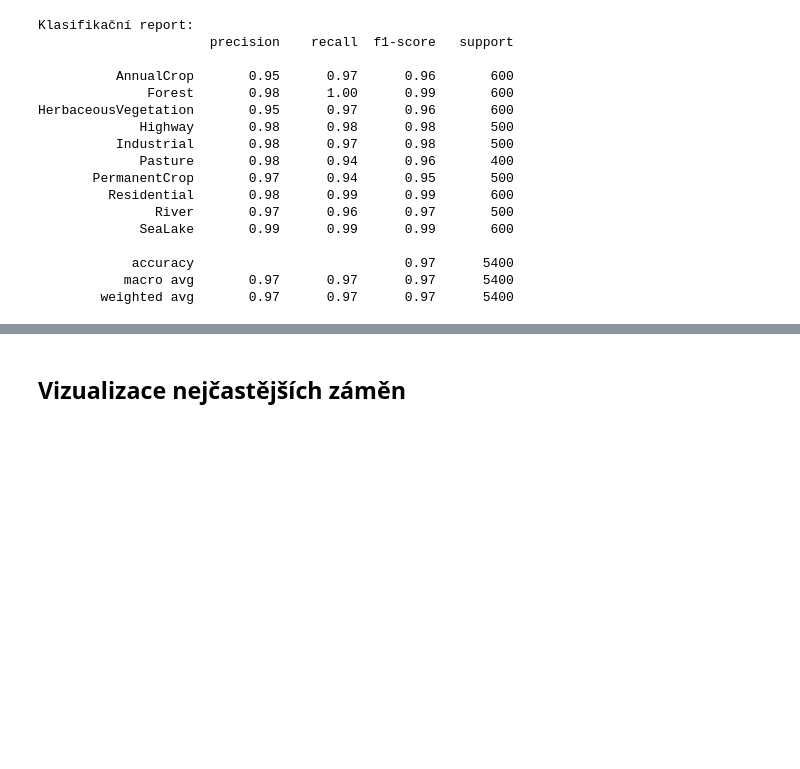
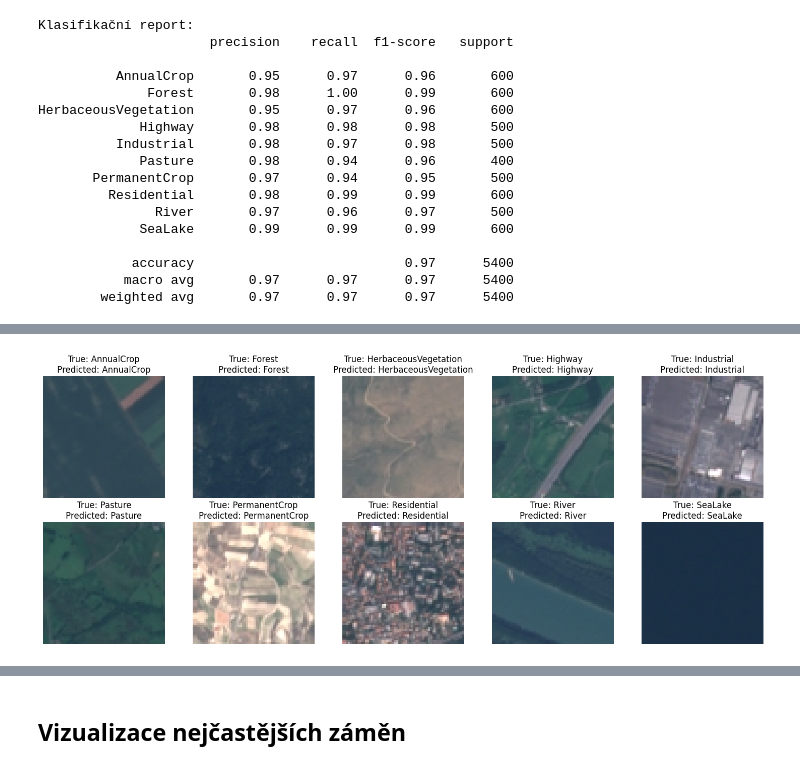
Before and after one commit to MartinaWestrik/Eurosat-Neural-Networks, a Jupyter notebook: FINAL_AugV2_VGG16_Eurosat_ladeni_lr_early.ipynb, the cells around one changed output, grey strips where cells are left out. Cells and saved outputs as stored; diff of their text form; code cells hidden in the pictures; blank space fills up the shorter version.

```diff
--- a/FINAL_AugV2_VGG16_Eurosat_ladeni_lr_early.ipynb
+++ b/FINAL_AugV2_VGG16_Eurosat_ladeni_lr_early.ipynb
@@ -312,3 +292,50 @@ HerbaceousVegetation       0.95      0.97      0.96       600
             accuracy                           0.97      5400
            macro avg       0.97      0.97      0.97      5400
         weighted avg       0.97      0.97      0.97      5400
+# %%
+# Načtení nejlepšího uloženého modelu - uploadovala jsem file sem do Colabu
+model = load_model('/content/FINAL_best.keras')
+
+# Ověření struktury modelu
+best_model.summary()
+# %%
+# Názvy tříd
+class_names = ['AnnualCrop', 'Forest', 'HerbaceousVegetation', 'Highway', 'Industrial',
+               'Pasture', 'PermanentCrop', 'Residential', 'River', 'SeaLake']
+
+# Vyber náhodně 10 obrázků a získej jejich skutečný label (název složky)
+image_paths = []
+for class_name in os.listdir(data_dir):
+    class_folder = os.path.join(data_dir, class_name)
+    if os.path.isdir(class_folder):
+        images = [os.path.join(class_folder, f) for f in os.listdir(class_folder) if f.endswith(('.jpg', '.png'))]
+        for img_path in images:
+            image_paths.append((img_path, class_name))  # Uložíme i label
+
+# Vyber jeden náhodný obrázek z každé ze 10 tříd
+selected_images = []
+for class_name in class_names:
+    class_folder = os.path.join(data_dir, class_name)
+    images = [os.path.join(class_folder, f) for f in os.listdir(class_folder) if f.endswith(('.jpg', '.png'))]
+    if images:
+        img_path = random.choice(images)
+        selected_images.append((img_path, class_name))
+
+# Zobraz obrázky s predikcí i skutečným labelem
+plt.figure(figsize=(15, 6))
+for i, (img_path, true_label) in enumerate(selected_images):
+    img = image.load_img(img_path, target_size=(64, 64))
+    img_array = image.img_to_array(img)
+    img_array = np.expand_dims(img_array, axis=0) / 255.0
+
+    prediction = model.predict(img_array)
+    predicted_class = class_names[np.argmax(prediction)]
+
+    plt.subplot(2, 5, i + 1)
+    plt.imshow(img)
+    plt.axis('off')
+    plt.title(f'True: {true_label}\nPredicted: {predicted_class}')
+
+plt.tight_layout()
+plt.show()
+# %% [output]
@@ -315,3 +352,4 @@ HerbaceousVegetation       0.95      0.97      0.96       600
+[figure, added]
 # %%
 # Stáhnutí modelu do počítače
 files.download("FINAL_best.keras")
```
Also changed, not shown: parts of 9 cells of this notebook.
